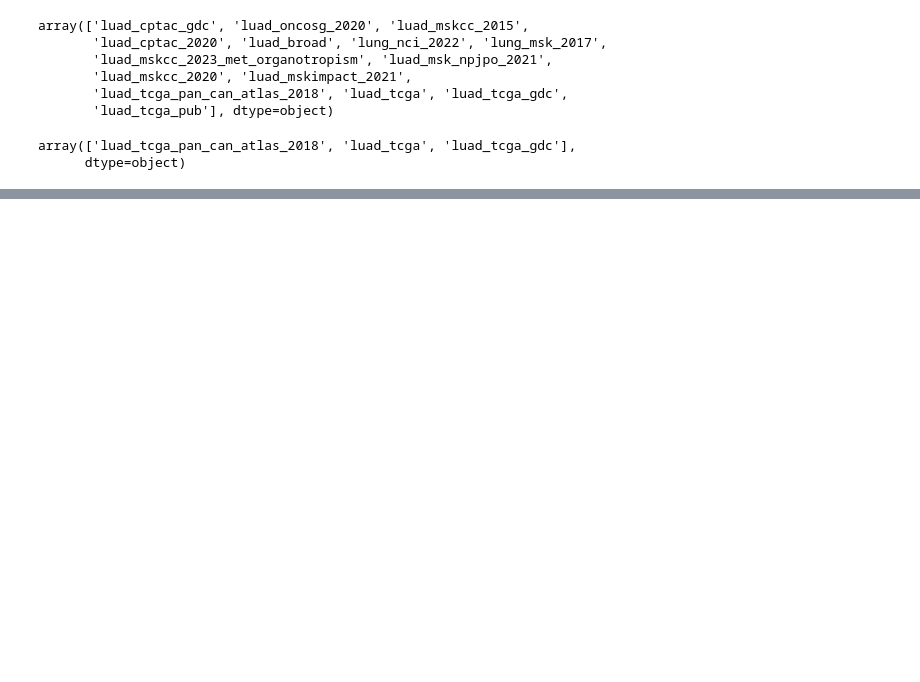
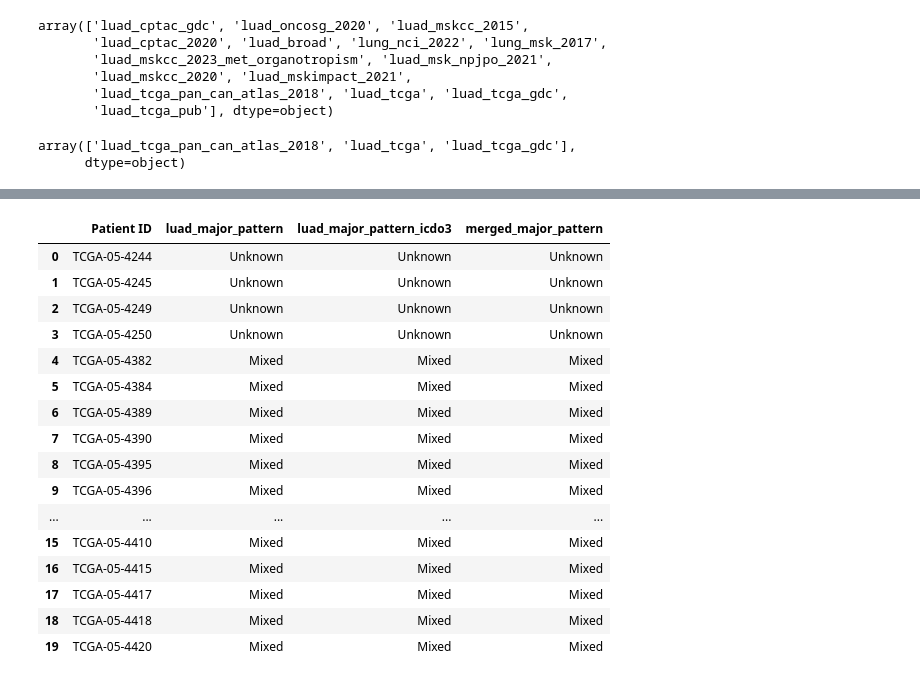
Before and after one commit to voreille/histotab, a Jupyter notebook: notebooks/format_cbioportal_data.ipynb, the cells around one changed output, grey strips where cells are left out. Saved outputs shown, nothing was run; the diff lists cells and outputs as text; code cells hidden in the pictures; blank space fills up the shorter version.

Commit message:
almost finished tcga and msk

```diff
--- a/notebooks/format_cbioportal_data.ipynb
+++ b/notebooks/format_cbioportal_data.ipynb
@@ -151,0 +162,3 @@ clinical_df_tcga["luad_major_pattern"] = clinical_df_tcga["histologic_subtype"].
+# %%
+clinical_df_tcga["luad_major_pattern"] =  clinical_df_tcga["luad_major_pattern"].fillna("Unknown")
+clinical_df_tcga["luad_major_pattern_icdo3"] =  clinical_df_tcga["luad_major_pattern_icdo3"].fillna("Unknown")
@@ -164,0 +207,24 @@ Name: count, dtype: int64
+# %%
+def merge_patterns(row):
+    a = row["luad_major_pattern"]
+    b = row["luad_major_pattern_icdo3"]
+
+    if a == "To drop" or b == "To drop":
+        return "To drop"
+    if a == "Unknown":
+        return b
+    if b == "Unknown":
+        return a
+    if a == "Mixed":
+        return b
+    if b == "Mixed":
+        return a
+    if a == b:
+        return a
+    return "CONFLICTS"
+# %%
+clinical_df_tcga["merged_major_pattern"] = clinical_df_tcga.apply(merge_patterns, axis=1)
+# %%
+mask = clinical_df_tcga["luad_major_pattern"] == \
+       clinical_df_tcga["luad_major_pattern_icdo3"]
+clinical_df_tcga.loc[~mask, ["Patient ID", "luad_major_pattern", "luad_major_pattern_icdo3", "merged_major_pattern"]]
@@ -164,0 +237,20 @@ Name: count, dtype: int64
+# %%
+clinical_df_tcga.loc[mask, ["Patient ID", "luad_major_pattern", "luad_major_pattern_icdo3", "merged_major_pattern"]].head(20)
+# %% [output]
+|  | Patient ID | luad_major_pattern | luad_major_pattern_icdo3 | merged_major_pattern |
+| 0 | TCGA-05-4244 | Unknown | Unknown | Unknown |
+| 1 | TCGA-05-4245 | Unknown | Unknown | Unknown |
+| 2 | TCGA-05-4249 | Unknown | Unknown | Unknown |
+| 3 | TCGA-05-4250 | Unknown | Unknown | Unknown |
+| 4 | TCGA-05-4382 | Mixed | Mixed | Mixed |
+| 5 | TCGA-05-4384 | Mixed | Mixed | Mixed |
+| 6 | TCGA-05-4389 | Mixed | Mixed | Mixed |
+| 7 | TCGA-05-4390 | Mixed | Mixed | Mixed |
+| 8 | TCGA-05-4395 | Mixed | Mixed | Mixed |
+| 9 | TCGA-05-4396 | Mixed | Mixed | Mixed |
+| ... | ... | ... | ... | ... |
+| 15 | TCGA-05-4410 | Mixed | Mixed | Mixed |
+| 16 | TCGA-05-4415 | Mixed | Mixed | Mixed |
+| 17 | TCGA-05-4417 | Mixed | Mixed | Mixed |
+| 18 | TCGA-05-4418 | Mixed | Mixed | Mixed |
+| 19 | TCGA-05-4420 | Mixed | Mixed | Mixed |
```
Also changed, not shown: parts of 63 cells of this notebook, 3 other files.
